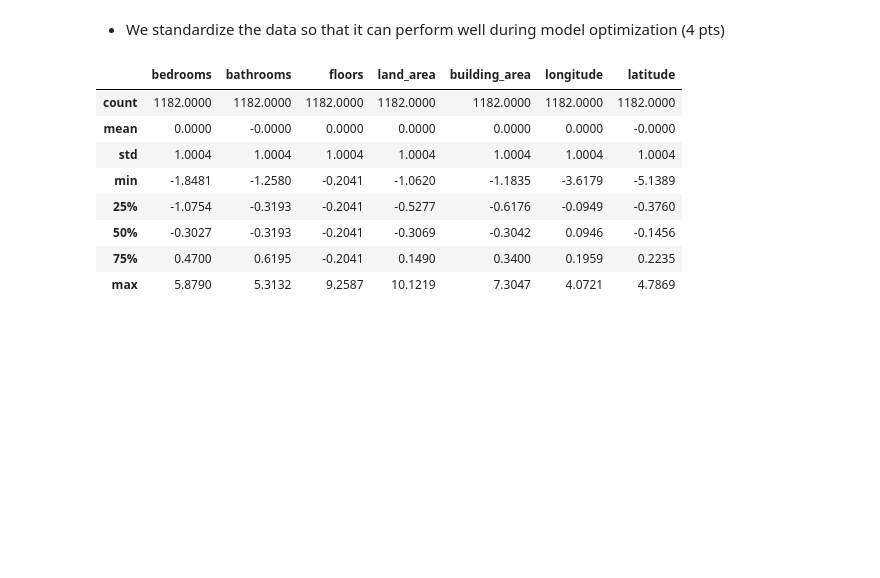
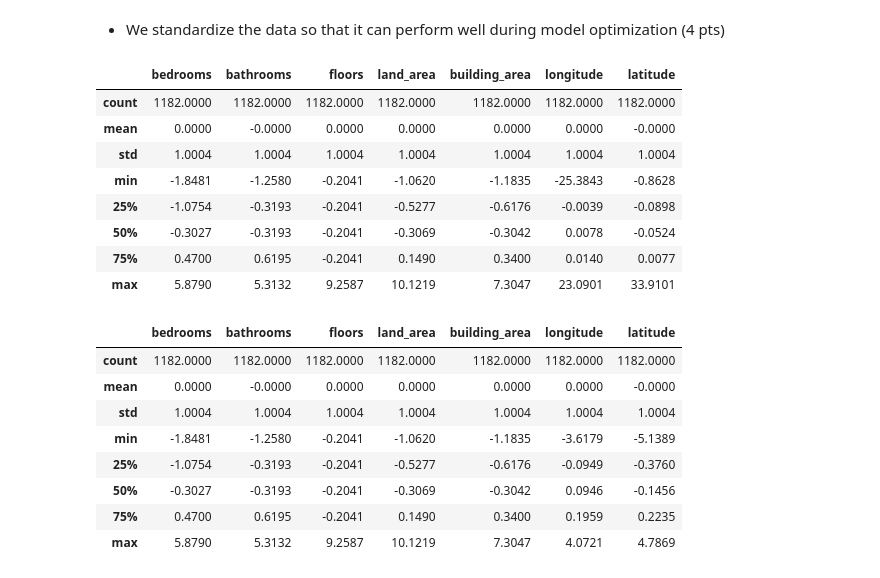
Before and after one commit to Cakurniawan/pacmann-intro-ml, a Jupyter notebook: mentoring-2/Mentoring_02_Candra_Kurniawan_Introduction_to_Machine_Learning_Sekolah_Data.ipynb, the cells around one changed output. Drawn from its saved outputs; the diff is of its cells as text; code cells hidden in the pictures; blank space fills up the shorter version.

```diff
--- a/mentoring-2/Mentoring_02_Candra_Kurniawan_Introduction_to_Machine_Learning_Sekolah_Data.ipynb
+++ b/mentoring-2/Mentoring_02_Candra_Kurniawan_Introduction_to_Machine_Learning_Sekolah_Data.ipynb
@@ -1011,5 +1048,33 @@ Great!
 # - You scaled the data, then return the scaled data
 # Write your code here
 ####################################################
+def fit_scaler(data):
+    """
+    Fit a StandardScaler to the data.
+
+    Parameters:
+    - data: The input data (pd.DataFrame).
+
+    Returns:
+    - scaler: The fitted StandardScaler object.
+    """
+    # Scaler
+    scaler = StandardScaler()
+    scaler.fit(data)
+
+    return scaler
+
+def transform_scaler(data, scaler):
+    """
+    Function for applying Scaler into the data.
+    Currently this function using StandardScaler.
+
+    has 2 parameter:
+    1. data -> the dataset (X_train_imputed)
+    2. scaler -> function fit_scaler (Standard Scaler)
+    """
+    scaled_data = scaler.transform(data)
+
+    return pd.DataFrame(scaled_data, columns = data.columns, index = data.index)
 # %%
 # Fit the scaler
@@ -1020,3 +1085,17 @@ X_train_clean = # Write your code here
+# %%
+# Candra
+# Validate (JUST RUN THE CODE)
+X_train_clean.describe().round(4)
+# %% [output]
+|  | bedrooms | bathrooms | floors | land_area | building_area | longitude | latitude |
+| count | 1182.0000 | 1182.0000 | 1182.0000 | 1182.0000 | 1182.0000 | 1182.0000 | 1182.0000 |
+| mean | 0.0000 | -0.0000 | 0.0000 | 0.0000 | 0.0000 | 0.0000 | -0.0000 |
+| std | 1.0004 | 1.0004 | 1.0004 | 1.0004 | 1.0004 | 1.0004 | 1.0004 |
+| min | -1.8481 | -1.2580 | -0.2041 | -1.0620 | -1.1835 | -25.3843 | -0.8628 |
+| 25% | -1.0754 | -0.3193 | -0.2041 | -0.5277 | -0.6176 | -0.0039 | -0.0898 |
+| 50% | -0.3027 | -0.3193 | -0.2041 | -0.3069 | -0.3042 | 0.0078 | -0.0524 |
+| 75% | 0.4700 | 0.6195 | -0.2041 | 0.1490 | 0.3400 | 0.0140 | 0.0077 |
+| max | 5.8790 | 5.3132 | 9.2587 | 10.1219 | 7.3047 | 23.0901 | 33.9101 |
 # %%
 # Validate (JUST RUN THE CODE)
 X_train_clean.describe().round(4)
```
Also changed, not shown: parts of 12 cells of this notebook, 1 other file.
